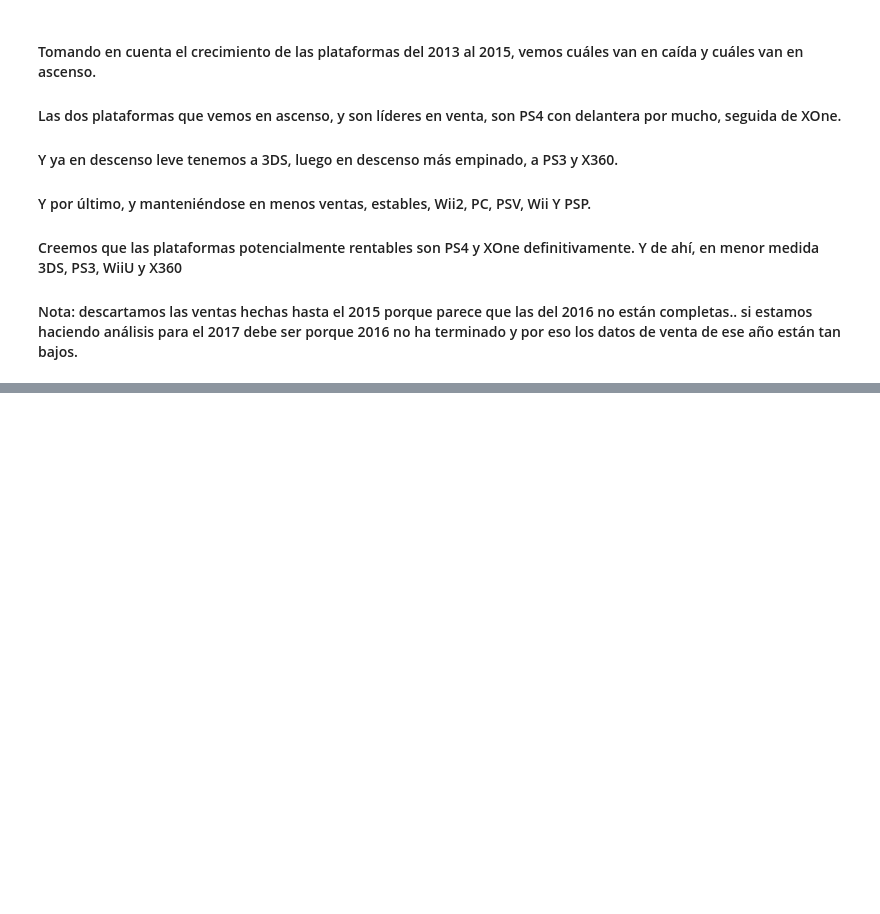
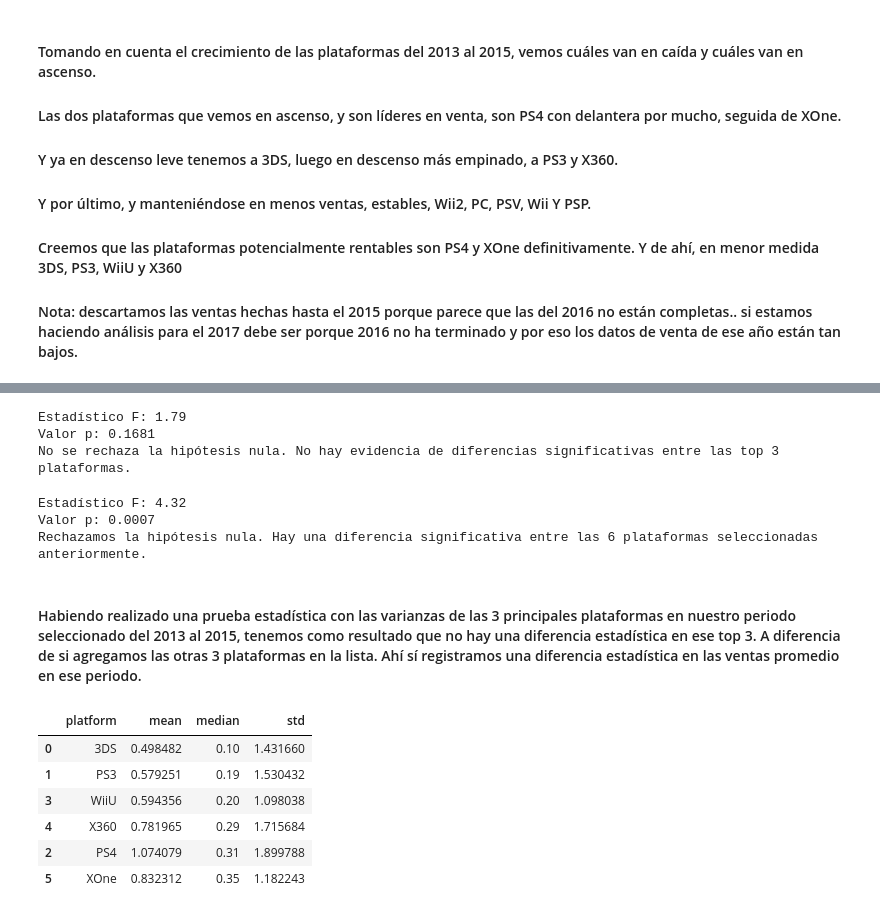
Before and after one commit to latostadorano/tt_s6_games, a Jupyter notebook: 03_analisis.ipynb, the cells around one changed output, grey strips where cells are left out. Drawn from its saved outputs; the diff is of its cells as text; code cells hidden in the pictures; blank space fills up the shorter version.

```diff
--- a/03_analisis.ipynb
+++ b/03_analisis.ipynb
@@ -206,0 +220,68 @@ sales_ps4
+# %%
+# Analizamos si hay diferencias entre los promedios de las ventas totales de las  3 principales plataformas
+
+from scipy.stats import f_oneway
+
+# Ventas por plataforma (top 3 plataformas)
+ps4_sales = sales_top[sales_top['platform'] == 'PS4']['total_sales']
+xone_sales = sales_top[sales_top['platform'] == 'XOne']['total_sales']
+x360_sales = sales_top[sales_top['platform'] == 'X360']['total_sales']
+
+# Prueba ANOVA
+stat, p_value = f_oneway(ps4_sales, xone_sales, x360_sales)
+
+print(f"Estadístico F: {stat:.2f}")
+print(f"Valor p: {p_value:.4f}")
+
+# Interpretación
+alpha = 0.05
+if p_value < alpha:
+    print("Rechazamos la hipótesis nula. Hay una diferencia significativa entre las top 3 plataformas.")
+else:
+    print("No se rechaza la hipótesis nula. No hay evidencia de diferencias significativas entre las top 3 plataformas.")
+# %% [output]
+Estadístico F: 1.79
+Valor p: 0.1681
+No se rechaza la hipótesis nula. No hay evidencia de diferencias significativas entre las top 3 plataformas.
+# %%
+# Analizamos si hay diferencias entre los promedios de las ventas totales entre todas las plataformas seleccionadas anteriormente.
+
+# Ventas por plataforma (las 6 principales que habíamos seleccionado)
+# Agregamos las 3 faltantes
+ps3_sales = sales_top[sales_top['platform'] == 'PS3']['total_sales']
+ds_sales = sales_top[sales_top['platform'] == '3DS']['total_sales']
+wiiu_sales = sales_top[sales_top['platform'] == 'WiiU']['total_sales']
+
+# Prueba ANOVA
+stat, p_value = f_oneway(ps4_sales, xone_sales, x360_sales, ps3_sales, ds_sales, wiiu_sales)
+
+print(f"Estadístico F: {stat:.2f}")
+print(f"Valor p: {p_value:.4f}")
+
+# Interpretación
+alpha = 0.05
+if p_value < alpha:
+    print("Rechazamos la hipótesis nula. Hay una diferencia significativa entre las 6 plataformas seleccionadas anteriormente.")
+else:
+    print("No se rechaza la hipótesis nula. No hay evidencia de diferencias significativas entre las 6 plataformas seleccionadas anteriormente.")
+# %% [output]
+Estadístico F: 4.32
+Valor p: 0.0007
+Rechazamos la hipótesis nula. Hay una diferencia significativa entre las 6 plataformas seleccionadas anteriormente.
+# %% [markdown]
+#### Habiendo realizado una prueba estadística con las varianzas de las 3 principales plataformas en nuestro periodo seleccionado del 2013 al 2015, tenemos como resultado que no hay una diferencia estadística en ese top 3. A diferencia de si agregamos las otras 3 plataformas en la lista. Ahí sí registramos una diferencia estadística en las ventas promedio en ese periodo.
+# %%
+# Analizar ventas promedio por plataforma
+
+# Calcular medias y varianzas
+
+sales_top_summary = sales_top.groupby('platform')['total_sales'].agg(['mean', 'median','std']).reset_index().sort_values(by='median', ascending = True)
+sales_top_summary
+# %% [output]
+|  | platform | mean | median | std |
+| 0 | 3DS | 0.498482 | 0.10 | 1.431660 |
+| 1 | PS3 | 0.579251 | 0.19 | 1.530432 |
+| 3 | WiiU | 0.594356 | 0.20 | 1.098038 |
+| 4 | X360 | 0.781965 | 0.29 | 1.715684 |
+| 2 | PS4 | 1.074079 | 0.31 | 1.899788 |
+| 5 | XOne | 0.832312 | 0.35 | 1.182243 |
```
Also changed, not shown: parts of 9 cells of this notebook.
